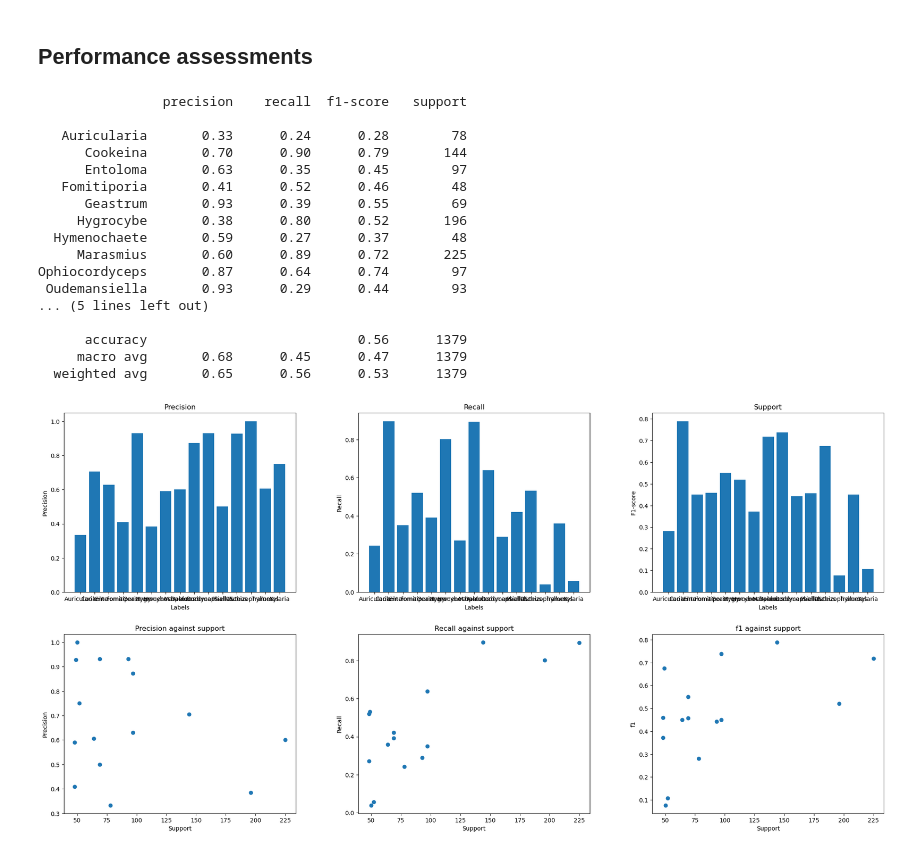
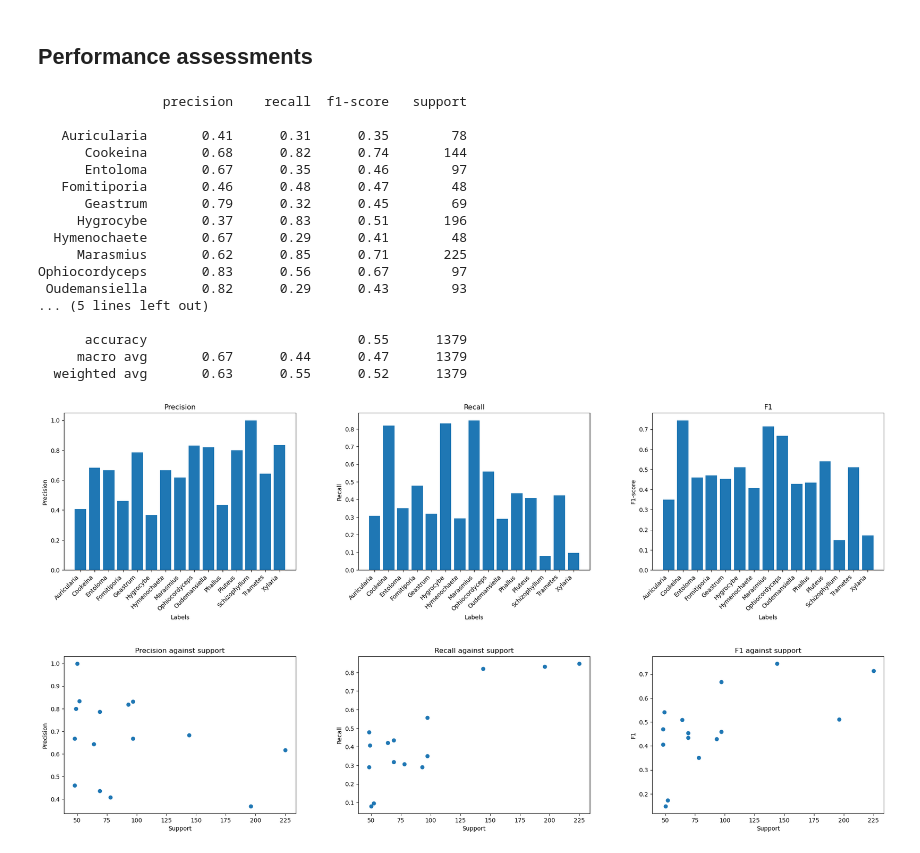
Before and after one commit to nbiancolin/convolutional-neural-nuts, a Jupyter notebook: src/baseline.ipynb, the cells around one changed output. Cells and saved outputs as stored; diff of their text form; code cells hidden in the pictures.

Commit message:
final push for random forests

```diff
--- a/src/baseline.ipynb
+++ b/src/baseline.ipynb
@@ -113,11 +111,11 @@ def train(features_x, labels_y, classifier: str = 'RandomForestClassifier'):
     :return: The classifier itself
     """
     if classifier == 'RandomForestClassifier':
-        rf = RandomForestClassifier(n_estimators=500)
+        rf = RandomForestClassifier(n_estimators=750)
         rf.fit(features_x, labels_y)
         return rf
-    elif classifier == 'SVC': # this is not vetted to work
-        svc = SVC()
+    elif classifier == 'SVC': # this will probably overload your memory with the x86 patch
+        svc = SVC(C=5, probability=True)
         svc.fit(features_x, labels_y)
         return svc
     else:
@@ -135,21 +133,21 @@ print(classification_report(y_test, x_pred))
 # %% [output]
                 precision    recall  f1-score   support
 
-   Auricularia       0.33      0.24      0.28        78
-      Cookeina       0.70      0.90      0.79       144
-      Entoloma       0.63      0.35      0.45        97
-   Fomitiporia       0.41      0.52      0.46        48
-      Geastrum       0.93      0.39      0.55        69
-     Hygrocybe       0.38      0.80      0.52       196
-  Hymenochaete       0.59      0.27      0.37        48
-     Marasmius       0.60      0.89      0.72       225
-Ophiocordyceps       0.87      0.64      0.74        97
- Oudemansiella       0.93      0.29      0.44        93
+   Auricularia       0.41      0.31      0.35        78
+      Cookeina       0.68      0.82      0.74       144
+      Entoloma       0.67      0.35      0.46        97
+   Fomitiporia       0.46      0.48      0.47        48
+      Geastrum       0.79      0.32      0.45        69
+     Hygrocybe       0.37      0.83      0.51       196
+  Hymenochaete       0.67      0.29      0.41        48
+     Marasmius       0.62      0.85      0.71       225
+Ophiocordyceps       0.83      0.56      0.67        97
+ Oudemansiella       0.82      0.29      0.43        93
 ... (5 lines left out)
 
-      accuracy                           0.56      1379
-     macro avg       0.68      0.45      0.47      1379
-  weighted avg       0.65      0.56      0.53      1379
+      accuracy                           0.55      1379
+     macro avg       0.67      0.44      0.47      1379
+  weighted avg       0.63      0.55      0.52      1379
 # %%
 # plot classification report
 def get_metric_arrays(cl_report: dict):
@@ -172,41 +170,49 @@ def get_metric_arrays(cl_report: dict):
         support[index] = subdict['support']
     return precision, recall, f1, support
 
-def plot_classification_report(cl_report: dict):
+def plot_classification_report(cl_report: dict, rotation: int=45) -> None:
+    """
+    Plots scikit-learn's classification report.
+    :param cl_report: the report output of classification_report(), as a dict
+    :param rotation: optional parameter for rotation of x_labels
+    """
     precision, recall, f1, support = get_metric_arrays(cl_report) # get arrays for each metric
     fig, axes = plt.subplots(nrows=2, ncols=3, figsize=(20, 10)) # define plot shape
-    fig.tight_layout(h_pad=5, w_pad=7.5)
+    fig.tight_layout(h_pad=12.5, w_pad=7.5)
 
     # precision
     axes[0][0].bar(labels, precision)
     axes[0][0].set_xlabel('Labels')
     axes[0][0].set_ylabel('Precision')
     axes[0][0].set_title('Precision')
+    plt.setp(axes[0][0].get_xticklabels(), rotation=rotation, horizontalalignment='right')
     axes[1][0].scatter(support, precision)
     axes[1][0].set_xlabel('Support')
     axes[1][0].set_ylabel('Precision')
     axes[1][0].set_title('Precision against support')
 
     # recall
     axes[0][1].bar(labels, recall)
     axes[0][1].set_xlabel('Labels')
     axes[0][1].set_ylabel('Recall')
     axes[0][1].set_title('Recall')
+    plt.setp(axes[0][1].get_xticklabels(), rotation=rotation, horizontalalignment='right')
     axes[1][1].scatter(support, recall)
     axes[1][1].set_xlabel('Support')
     axes[1][1].set_ylabel('Recall')
     axes[1][1].set_title('Recall against support')
 
     # f1
     axes[0][2].bar(labels, f1)
     axes[0][2].set_xlabel('Labels')
     axes[0][2].set_ylabel('F1-score')
-    axes[0][2].set_title('Support')
+    axes[0][2].set_title('F1')
+    plt.setp(axes[0][2].get_xticklabels(), rotation=rotation, horizontalalignment='right')
     axes[1][2].scatter(support, f1)
     axes[1][2].set_xlabel('Support')
-    axes[1][2].set_ylabel('f1')
-    axes[1][2].set_title('f1 against support')
+    axes[1][2].set_ylabel('F1')
+    axes[1][2].set_title('F1 against support')
 
 plot_classification_report(report)
 # %% [output]
-[figure, old version]
+[figure, new version]
```
Also changed, not shown: parts of 2 cells of this notebook.
